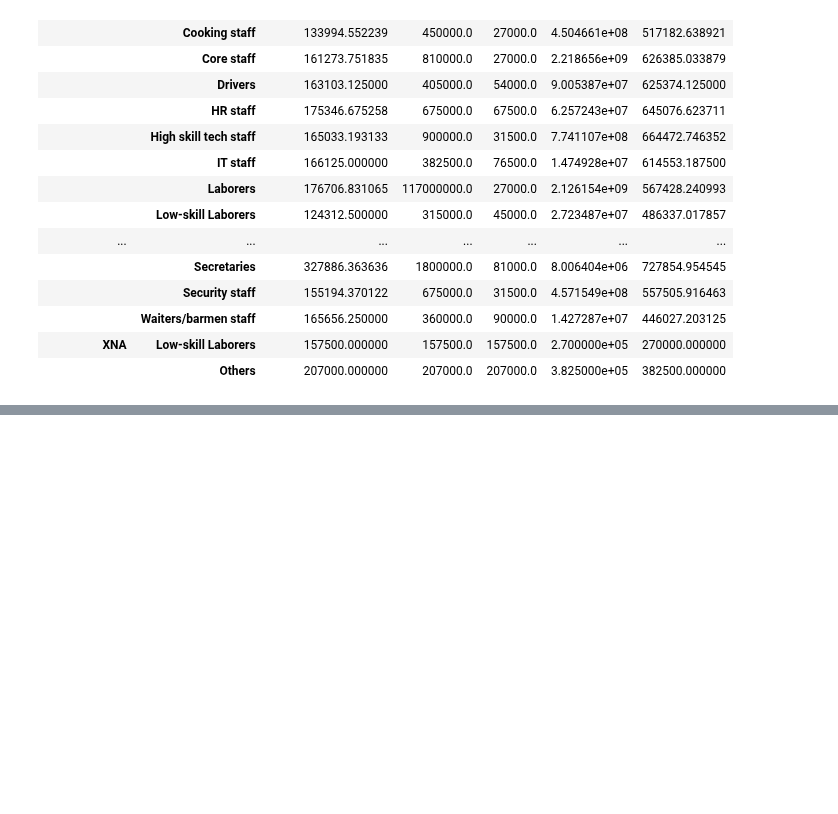
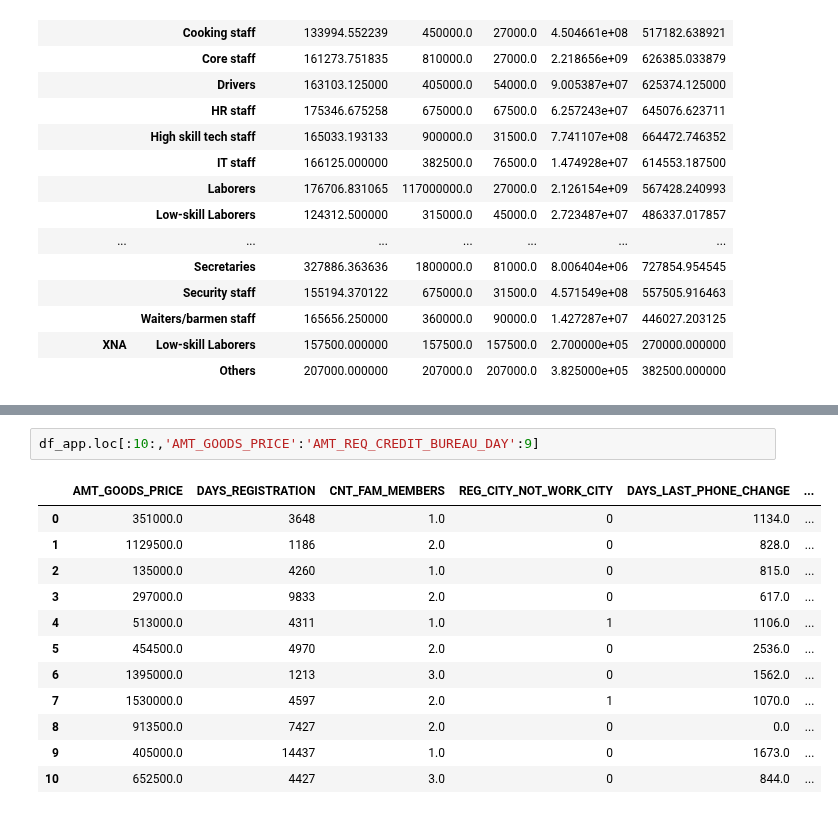
Before and after one commit to Rider-04/daily-python-data-lab, a Jupyter notebook: 03_pandas/bank_loan_case_study.ipynb, the cells around one changed output, grey strips where cells are left out. Drawn from its saved outputs; the diff is of its cells as text; blank space fills up the shorter version.

```diff
--- a/03_pandas/bank_loan_case_study.ipynb
+++ b/03_pandas/bank_loan_case_study.ipynb
@@ -1637,0 +1701,15 @@ df_app.groupby(["CODE_GENDER","OCCUPATION_TYPE"]).agg({"AMT_INCOME_TOTAL":["mean
+# %%
+df_app.loc[:10:,'AMT_GOODS_PRICE':'AMT_REQ_CREDIT_BUREAU_DAY':9]
+# %% [output]
+|  | AMT_GOODS_PRICE | DAYS_REGISTRATION | CNT_FAM_MEMBERS | REG_CITY_NOT_WORK_CITY | DAYS_LAST_PHONE_CHANGE | ... |
+| 0 | 351000.0 | 3648 | 1.0 | 0 | 1134.0 | ... |
+| 1 | 1129500.0 | 1186 | 2.0 | 0 | 828.0 | ... |
+| 2 | 135000.0 | 4260 | 1.0 | 0 | 815.0 | ... |
+| 3 | 297000.0 | 9833 | 2.0 | 0 | 617.0 | ... |
+| 4 | 513000.0 | 4311 | 1.0 | 1 | 1106.0 | ... |
+| 5 | 454500.0 | 4970 | 2.0 | 0 | 2536.0 | ... |
+| 6 | 1395000.0 | 1213 | 3.0 | 0 | 1562.0 | ... |
+| 7 | 1530000.0 | 4597 | 2.0 | 1 | 1070.0 | ... |
+| 8 | 913500.0 | 7427 | 2.0 | 0 | 0.0 | ... |
+| 9 | 405000.0 | 14437 | 1.0 | 0 | 1673.0 | ... |
+| 10 | 652500.0 | 4427 | 3.0 | 0 | 844.0 | ... |
```
Also changed, not shown: parts of 14 cells of this notebook, 1 other file.
